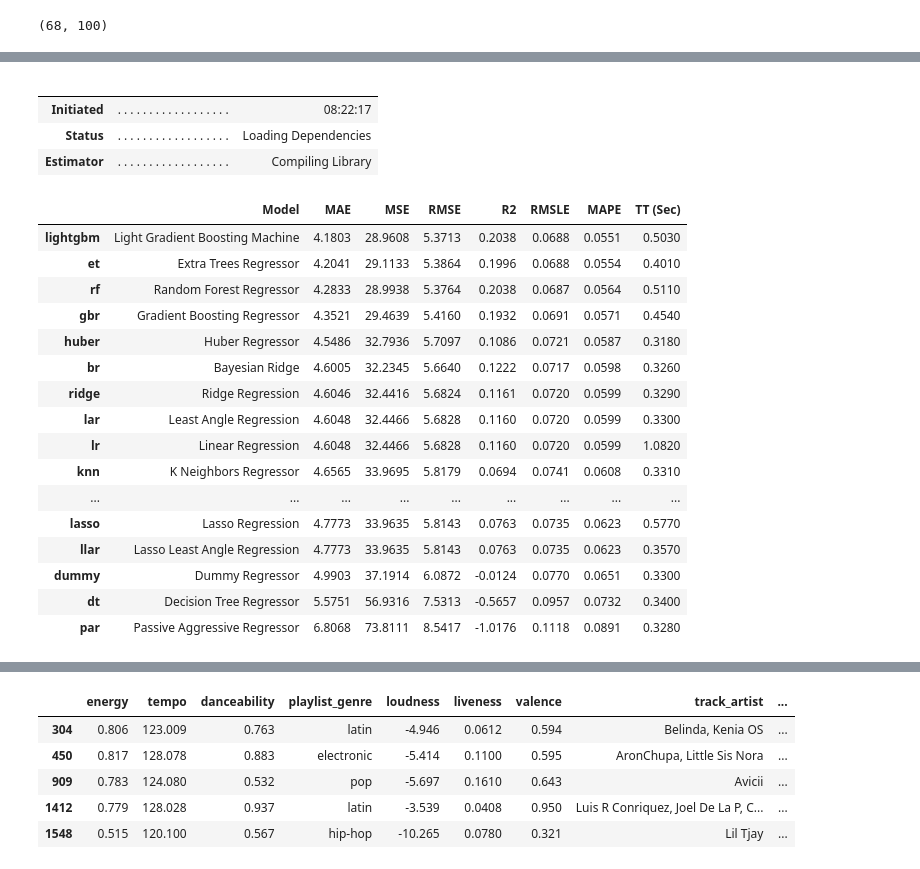
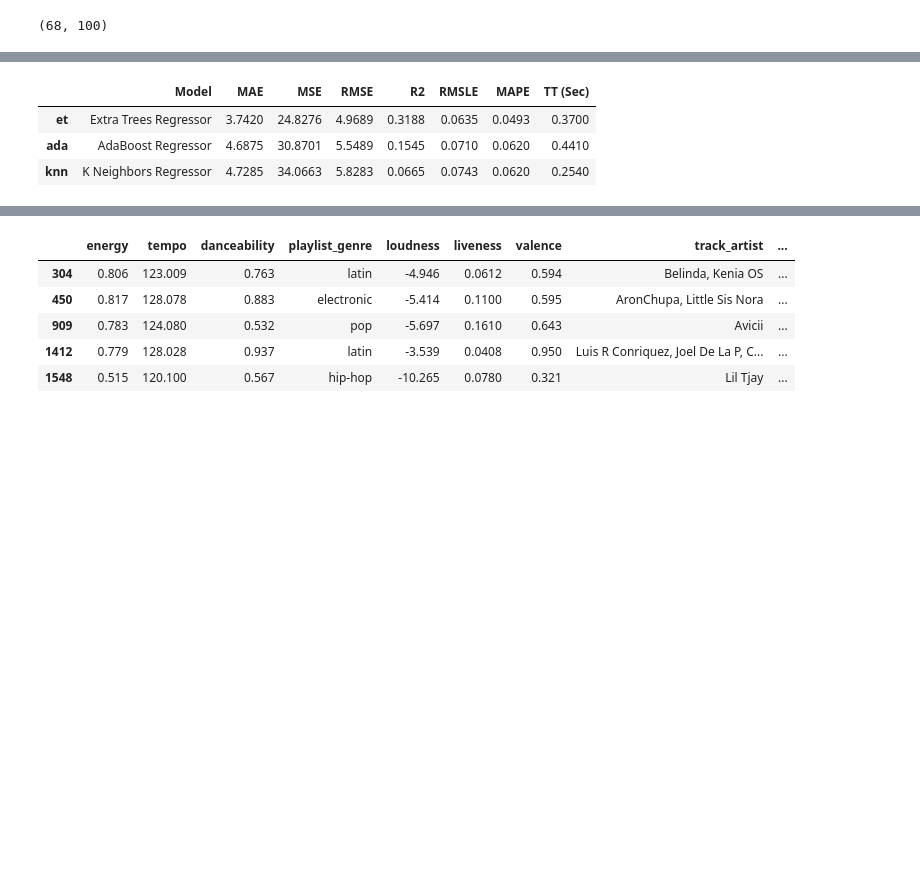
Before and after one commit to luiscr918/ContactoDocenteIA, a Jupyter notebook: Notebook_Luiscr918.ipynb, the cells around one changed output, grey strips where cells are left out. Saved outputs shown, nothing was run; the diff lists cells and outputs as text; code cells hidden in the pictures; blank space fills up the shorter version.

```diff
--- a/Notebook_Luiscr918.ipynb
+++ b/Notebook_Luiscr918.ipynb
@@ -198,3 +228,3 @@ reg1.dataset_transformed
 # %%
-best_model=regression.compare_models(sort="mae")
+best_model=regression.compare_models(sort="mae",include=["et","knn","ada"])
 # %% [output]
@@ -201,22 +232,4 @@ best_model=regression.compare_models(sort="mae")
-|  |  |  |
-|  |  |  |
-| Initiated | . . . . . . . . . . . . . . . . . . | 08:22:17 |
-| Status | . . . . . . . . . . . . . . . . . . | Loading Dependencies |
-| Estimator | . . . . . . . . . . . . . . . . . . | Compiling Library |
+|  | Model | MAE | MSE | RMSE | R2 | RMSLE | MAPE | TT (Sec) |
+| et | Extra Trees Regressor | 3.7420 | 24.8276 | 4.9689 | 0.3188 | 0.0635 | 0.0493 | 0.3700 |
+| ada | AdaBoost Regressor | 4.6875 | 30.8701 | 5.5489 | 0.1545 | 0.0710 | 0.0620 | 0.4410 |
+| knn | K Neighbors Regressor | 4.7285 | 34.0663 | 5.8283 | 0.0665 | 0.0743 | 0.0620 | 0.2540 |
-|  | Model | MAE | MSE | RMSE | R2 | RMSLE | MAPE | TT (Sec) |
-| lightgbm | Light Gradient Boosting Machine | 4.1803 | 28.9608 | 5.3713 | 0.2038 | 0.0688 | 0.0551 | 0.5030 |
-| et | Extra Trees Regressor | 4.2041 | 29.1133 | 5.3864 | 0.1996 | 0.0688 | 0.0554 | 0.4010 |
-| rf | Random Forest Regressor | 4.2833 | 28.9938 | 5.3764 | 0.2038 | 0.0687 | 0.0564 | 0.5110 |
-| gbr | Gradient Boosting Regressor | 4.3521 | 29.4639 | 5.4160 | 0.1932 | 0.0691 | 0.0571 | 0.4540 |
-| huber | Huber Regressor | 4.5486 | 32.7936 | 5.7097 | 0.1086 | 0.0721 | 0.0587 | 0.3180 |
-| br | Bayesian Ridge | 4.6005 | 32.2345 | 5.6640 | 0.1222 | 0.0717 | 0.0598 | 0.3260 |
-| ridge | Ridge Regression | 4.6046 | 32.4416 | 5.6824 | 0.1161 | 0.0720 | 0.0599 | 0.3290 |
-| lar | Least Angle Regression | 4.6048 | 32.4466 | 5.6828 | 0.1160 | 0.0720 | 0.0599 | 0.3300 |
-| lr | Linear Regression | 4.6048 | 32.4466 | 5.6828 | 0.1160 | 0.0720 | 0.0599 | 1.0820 |
-| knn | K Neighbors Regressor | 4.6565 | 33.9695 | 5.8179 | 0.0694 | 0.0741 | 0.0608 | 0.3310 |
-| ... | ... | ... | ... | ... | ... | ... | ... | ... |
-| lasso | Lasso Regression | 4.7773 | 33.9635 | 5.8143 | 0.0763 | 0.0735 | 0.0623 | 0.5770 |
-| llar | Lasso Least Angle Regression | 4.7773 | 33.9635 | 5.8143 | 0.0763 | 0.0735 | 0.0623 | 0.3570 |
-| dummy | Dummy Regressor | 4.9903 | 37.1914 | 6.0872 | -0.0124 | 0.0770 | 0.0651 | 0.3300 |
-| dt | Decision Tree Regressor | 5.5751 | 56.9316 | 7.5313 | -0.5657 | 0.0957 | 0.0732 | 0.3400 |
-| par | Passive Aggressive Regressor | 6.8068 | 73.8111 | 8.5417 | -1.0176 | 0.1118 | 0.0891 | 0.3280 |
```
Also changed, not shown: parts of 5 cells of this notebook, 1 other file.
